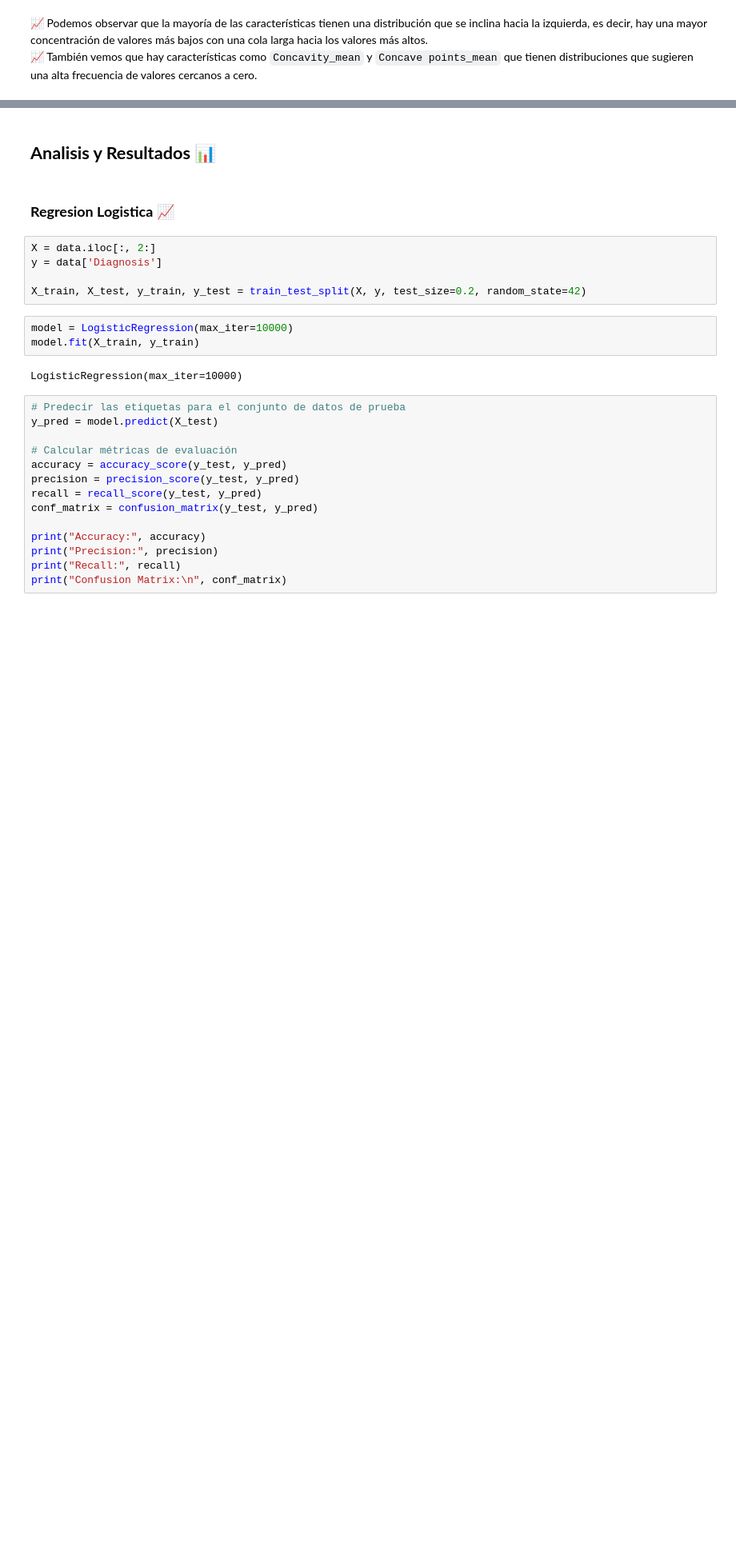
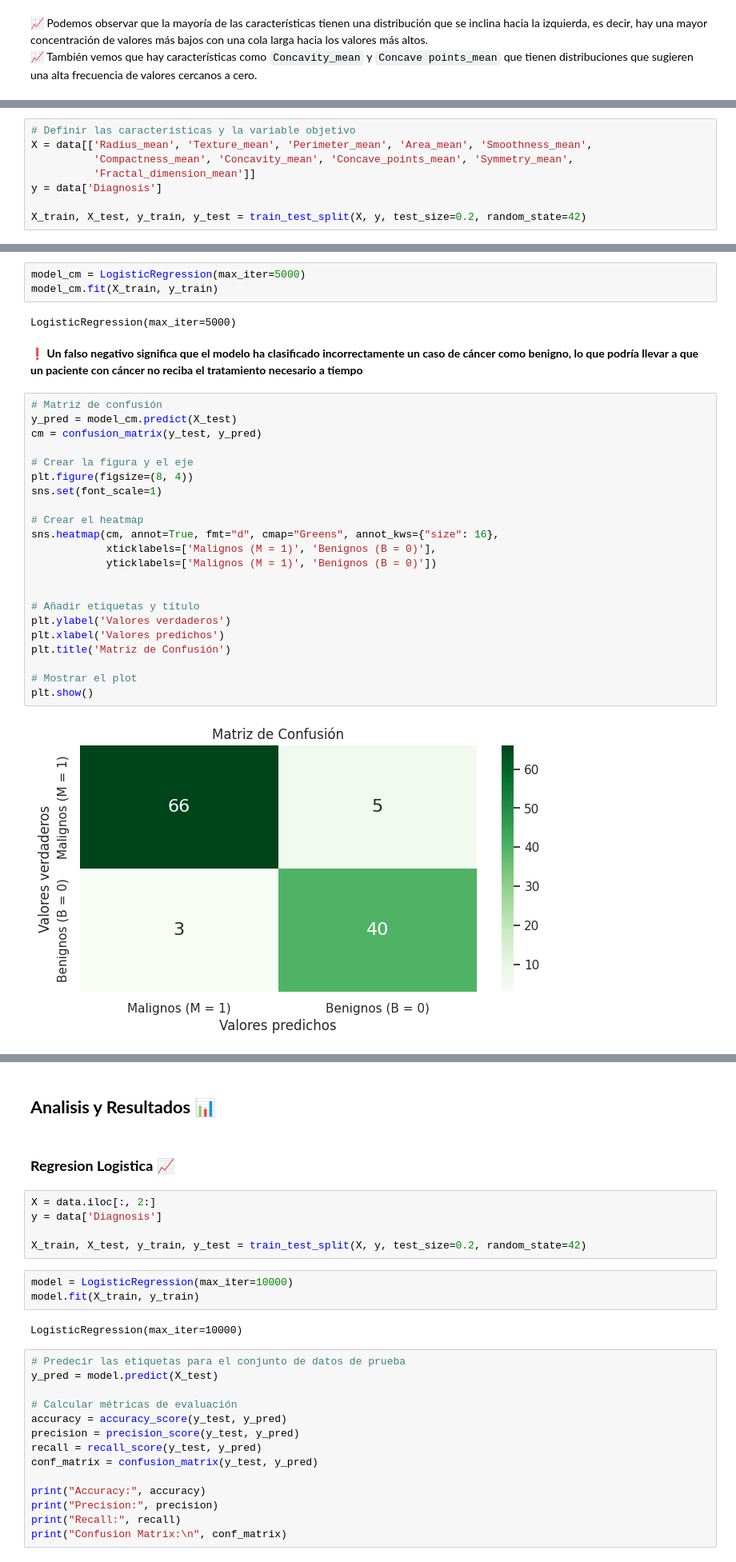
Before and after one commit to C0SS10/AI4ENG-II, a Jupyter notebook: Breast-Cancer-Wisconsin.ipynb, the cells around one changed output, grey strips where cells are left out. Shown: that part at 80% size. Saved outputs shown, nothing was run; the diff lists cells and outputs as text; blank space fills up the shorter version.

```diff
--- a/Breast-Cancer-Wisconsin.ipynb
+++ b/Breast-Cancer-Wisconsin.ipynb
@@ -189,0 +204,8 @@ plt.show()
+# %%
+# Definir las características y la variable objetivo
+X = data[['Radius_mean', 'Texture_mean', 'Perimeter_mean', 'Area_mean', 'Smoothness_mean',
+          'Compactness_mean', 'Concavity_mean', 'Concave_points_mean', 'Symmetry_mean',
+          'Fractal_dimension_mean']]
+y = data['Diagnosis']
+
+X_train, X_test, y_train, y_test = train_test_split(X, y, test_size=0.2, random_state=42)
@@ -189,0 +250,31 @@ plt.show()
+# %%
+model_cm = LogisticRegression(max_iter=5000)
+model_cm.fit(X_train, y_train)
+# %% [output]
+LogisticRegression(max_iter=5000)
+# %% [markdown]
+❗ **Un falso negativo significa que el modelo ha clasificado incorrectamente un caso de cáncer como benigno, lo que podría llevar a que un paciente con cáncer no reciba el tratamiento necesario a tiempo**
+# %%
+# Matriz de confusión
+y_pred = model_cm.predict(X_test)
+cm = confusion_matrix(y_test, y_pred)
+
+# Crear la figura y el eje
+plt.figure(figsize=(8, 4))
+sns.set(font_scale=1)
+
+# Crear el heatmap
+sns.heatmap(cm, annot=True, fmt="d", cmap="Greens", annot_kws={"size": 16},
+            xticklabels=['Malignos (M = 1)', 'Benignos (B = 0)'],
+            yticklabels=['Malignos (M = 1)', 'Benignos (B = 0)'])
+
+
+# Añadir etiquetas y título
+plt.ylabel('Valores verdaderos')
+plt.xlabel('Valores predichos')
+plt.title('Matriz de Confusión')
+
+# Mostrar el plot
+plt.show()
+# %% [output]
+[figure, added]
```
Also changed, not shown: parts of 26 cells of this notebook.
